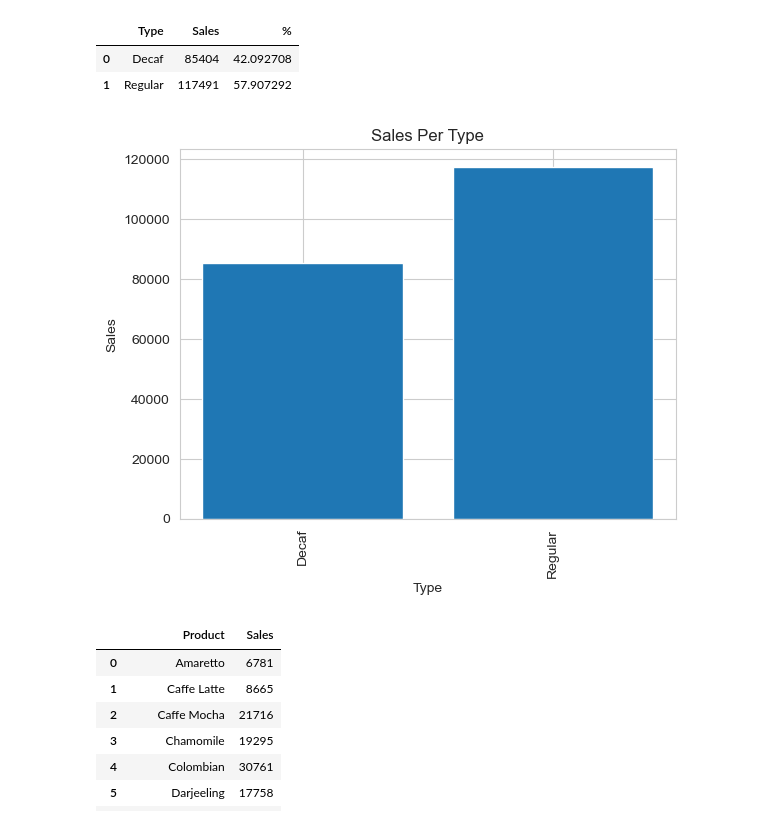
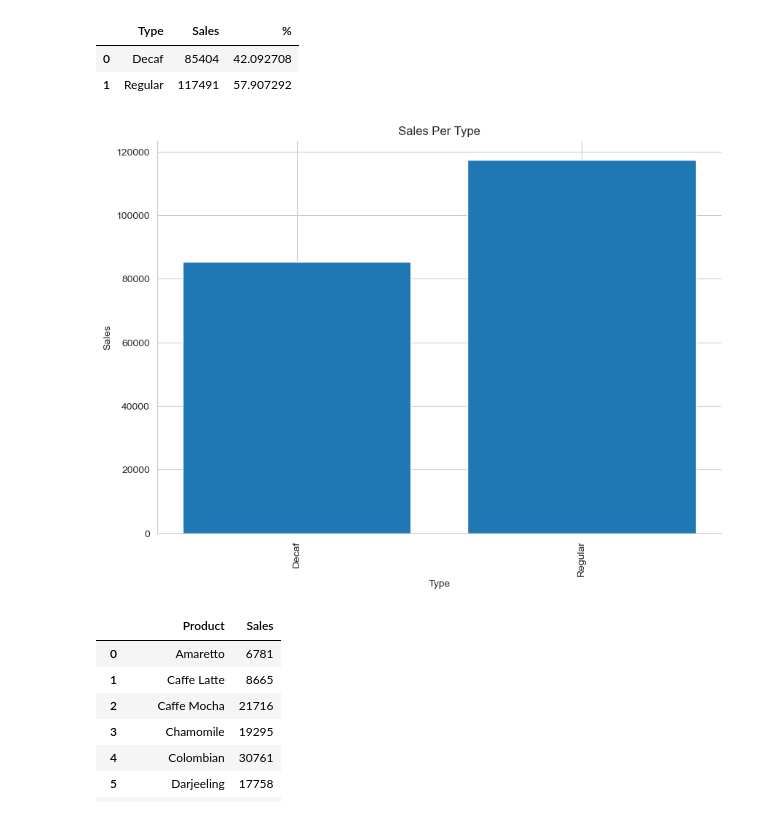
Before and after one commit to R3adyPro/Coffee-Chain-Sales, a Jupyter notebook: main.ipynb, the cells around one changed output. Drawn from its saved outputs; the diff is of its cells as text; code cells hidden in the pictures.

```diff
--- a/main.ipynb
+++ b/main.ipynb
@@ -135,7 +137,7 @@ plt.show()
 ## Voitto kuukausittain ja quartaalittain
 # %%
 mounthlyProfit = dataSet.copy()
-mounthlyProfit = mounthlyProfit.groupby(pd.PeriodIndex(mounthlyProfit['Date'], freq='M'))['Profit'].sum().reset_index()
+mounthlyProfit = (mounthlyProfit.groupby(pd.PeriodIndex(mounthlyProfit['Date'], freq='M'))['Profit'].sum() * 1000).reset_index()
 mounthlyProfit['Month'] = mounthlyProfit['Date'].dt.strftime('%B')
 mounthlyProfit['Year'] = mounthlyProfit['Date'].dt.year
 mounthlyProfit
@@ -163,7 +165,7 @@ for year, df in mounthlyProfit.groupby('Year'):
     plt.bar(df['Month'], df['Profit'])
     plt.xlabel('Month')
     plt.ylabel('Profit')
-    plt.title(f'Profit Each Month ({year})', size=18)
+    plt.title(f'Profit Each Month ({year}), MEUR', size=18)
     sns.despine()
     plt.xticks(rotation='vertical')
 # %% [output]
@@ -174,6 +176,6 @@ for year, df in mounthlyProfit.groupby('Year'):
 # %%
 quarterProfit = dataSet.copy()
-quarterProfit = quarterProfit.groupby(pd.PeriodIndex(quarterProfit['Date'], freq='Q'))['Profit'].sum().reset_index()
+quarterProfit = (quarterProfit.groupby(pd.PeriodIndex(quarterProfit['Date'], freq='Q'))['Profit'].sum() * 1000).reset_index()
 quarterProfit
 # %% [output]
 |  | Date | Profit |
@@ -214,7 +216,7 @@ for year, df in quarterProfit.groupby('Year'):
     sns.set_style('whitegrid')
     plt.ylabel('Profit', size=14)
     plt.xlabel('Quarter')
-    plt.title(f'Quarterly Profit ({year})', size=16)
+    plt.title(f'Quarterly Profit ({year}), MEUR', size=16)
     sns.despine()
     plt.show()
 # %% [output]
@@ -295,14 +277,16 @@ regularOrDecaf
 | 0 | Decaf | 85404 | 42.092708 |
 | 1 | Regular | 117491 | 57.907292 |
 # %%
+plt.subplots(figsize=(10, 7))
 plt.bar(regularOrDecaf['Type'], regularOrDecaf['Sales'])
+sns.despine()
 plt.xlabel('Type')
 plt.ylabel('Sales')
 plt.title('Sales Per Type')
 plt.xticks(rotation='vertical')
 plt.show()
 # %% [output]
-[figure, old version]
+[figure, new version]
 # %%
 mostPopularItem = dataSet.copy()
 mostPopularItem = mostPopularItem.groupby(['Product'])['Sales'].sum().reset_index()
```
Also changed, not shown: parts of 16 cells of this notebook, 1 other file.
